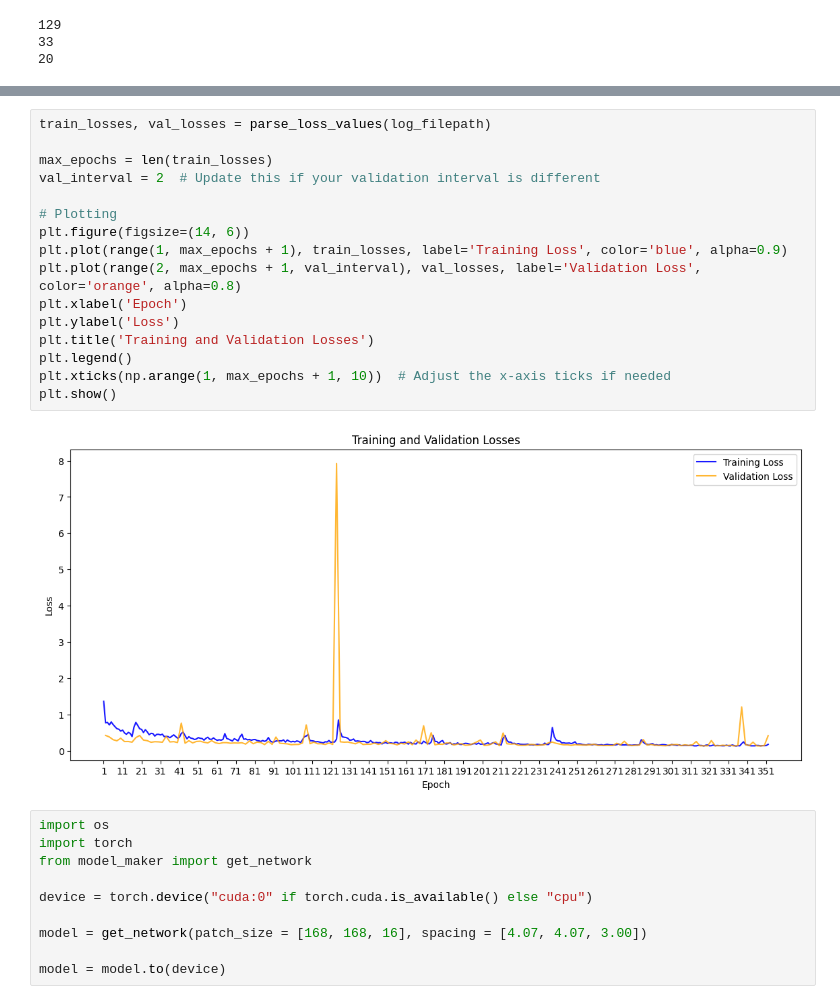
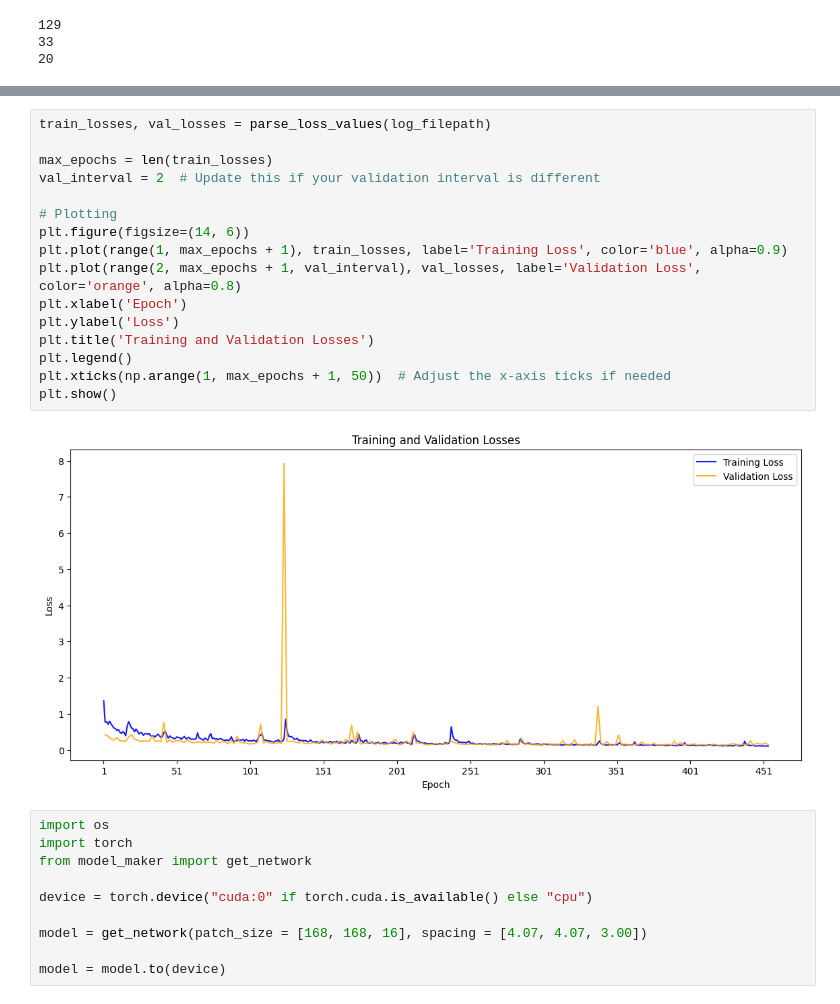
Before and after one commit to s-shahpouri/DL_PET, a Jupyter notebook: Inference_ADCM.ipynb, the cells around one changed output, grey strips where cells are left out. Drawn from its saved outputs; the diff is of its cells as text.

```diff
--- a/Inference_ADCM.ipynb
+++ b/Inference_ADCM.ipynb
@@ -116,21 +116,21 @@ Model Filename: model_5_1_1_16.pth, Best Metric: 0.1313, Epoch: 334
 # %%
 train_losses, val_losses = parse_loss_values(log_filepath)
 
 max_epochs = len(train_losses)
 val_interval = 2  # Update this if your validation interval is different
 
 # Plotting
 plt.figure(figsize=(14, 6))
 plt.plot(range(1, max_epochs + 1), train_losses, label='Training Loss', color='blue', alpha=0.9)
 plt.plot(range(2, max_epochs + 1, val_interval), val_losses, label='Validation Loss', color='orange', alpha=0.8)
 plt.xlabel('Epoch')
 plt.ylabel('Loss')
 plt.title('Training and Validation Losses')
 plt.legend()
-plt.xticks(np.arange(1, max_epochs + 1, 10))  # Adjust the x-axis ticks if needed
+plt.xticks(np.arange(1, max_epochs + 1, 50))  # Adjust the x-axis ticks if needed
 plt.show()
 # %% [output]
-[figure, old version]
+[figure, new version]
 # %%
 import os
 import torch
```
Also changed, not shown: parts of 1 cell of this notebook, 6 other files.
